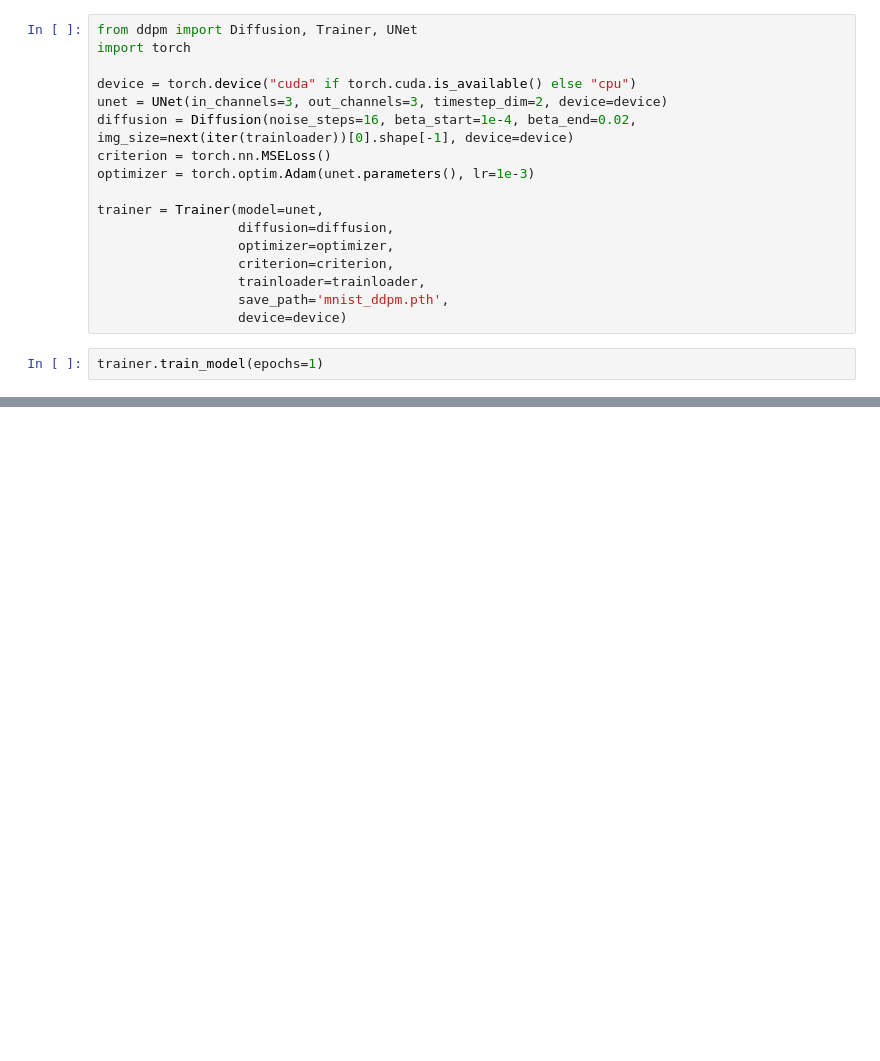
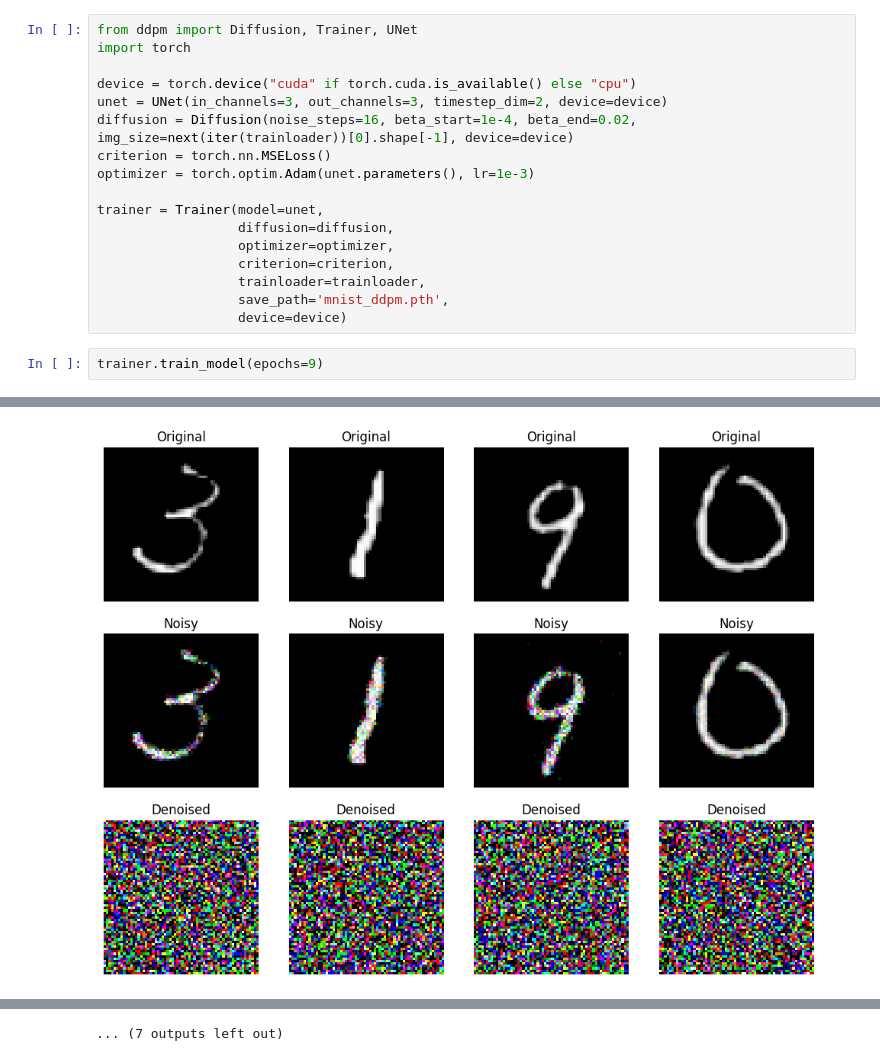
Before and after one commit to Kaan-wq/computer_vision, a Jupyter notebook: diffusion_models/ddpm.ipynb, the cells around one changed output, grey strips where cells are left out. Drawn from its saved outputs; the diff is of its cells as text; blank space fills up the shorter version.

Commit message:
Results + Model
First training attempt

```diff
--- a/diffusion_models/ddpm.ipynb
+++ b/diffusion_models/ddpm.ipynb
@@ -69,4 +72,5 @@ trainer = Trainer(model=unet,
                   save_path='mnist_ddpm.pth',
                   device=device)
 # %%
-trainer.train_model(epochs=1)
+trainer.train_model(epochs=9)
+# %% [output]
@@ -72,0 +89 @@ trainer.train_model(epochs=1)
+[figure, added]
@@ -72,0 +155 @@ trainer.train_model(epochs=1)
+... (7 outputs left out)
```
Also changed, not shown: parts of 3 cells of this notebook, 1 other file.
